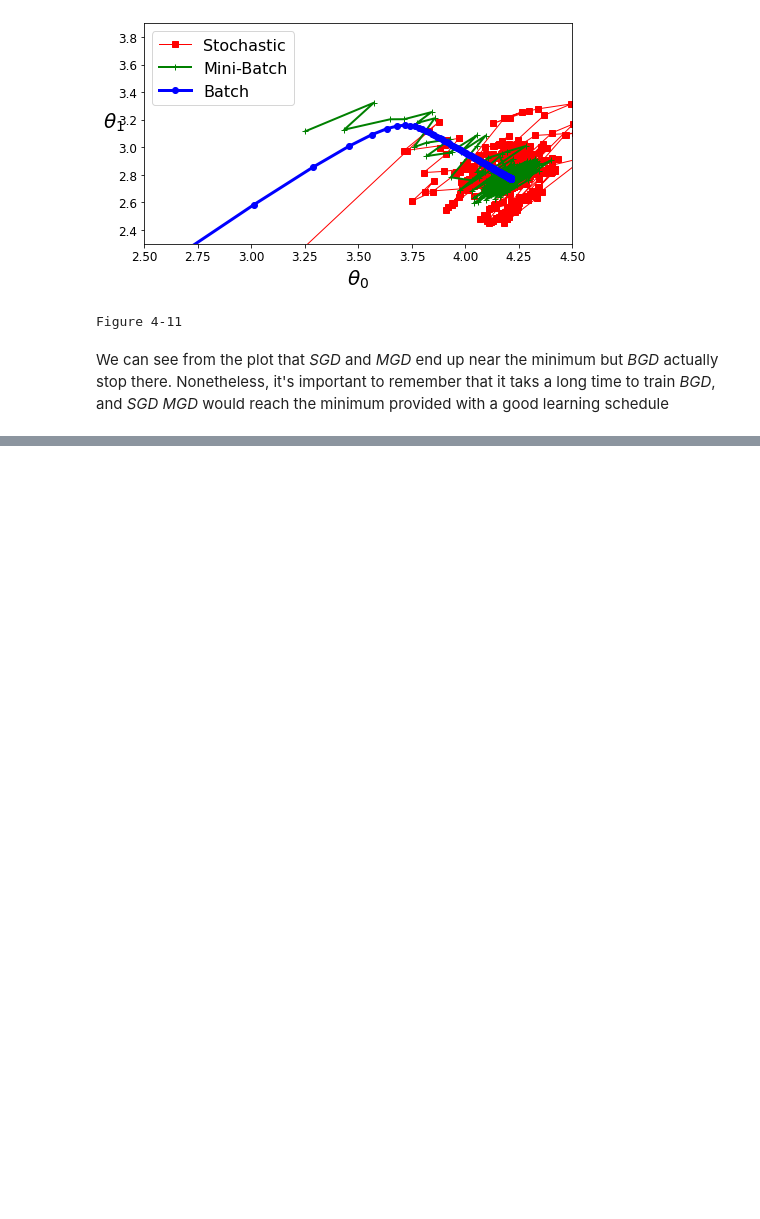
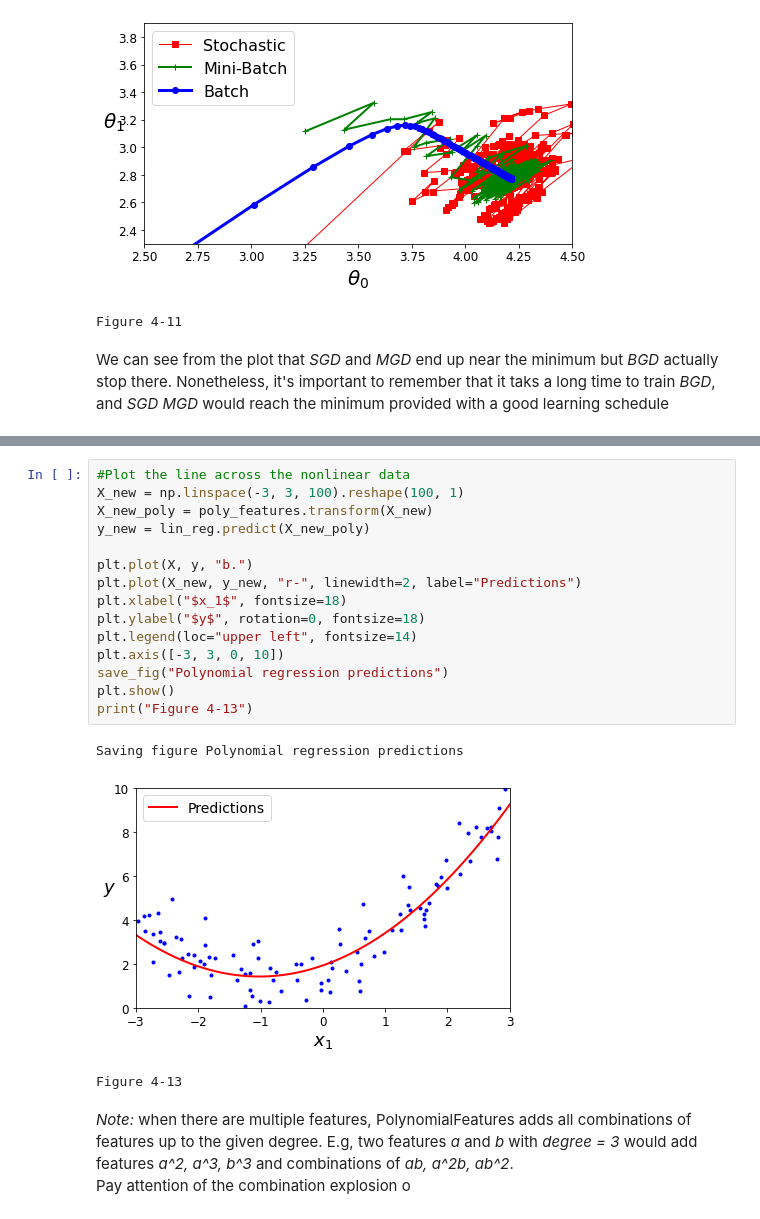
Before and after one commit to MarkJasonE/HandsOnML-TrainingLinearModels-Exercise, a Jupyter notebook: TrainingLinearModels.ipynb, the cells around one changed output, grey strips where cells are left out. Drawn from its saved outputs; the diff is of its cells as text; blank space fills up the shorter version.

```diff
--- a/TrainingLinearModels.ipynb
+++ b/TrainingLinearModels.ipynb
@@ -416,0 +466,23 @@ This table helps clarify the differences in <em>GD</em> algorithms for Linear Re
+# %%
+#Plot the line across the nonlinear data
+X_new = np.linspace(-3, 3, 100).reshape(100, 1)
+X_new_poly = poly_features.transform(X_new)
+y_new = lin_reg.predict(X_new_poly)
+
+plt.plot(X, y, "b.")
+plt.plot(X_new, y_new, "r-", linewidth=2, label="Predictions")
+plt.xlabel("$x_1$", fontsize=18)
+plt.ylabel("$y$", rotation=0, fontsize=18)
+plt.legend(loc="upper left", fontsize=14)
+plt.axis([-3, 3, 0, 10])
+save_fig("Polynomial regression predictions")
+plt.show()
+print("Figure 4-13")
+# %% [output]
+Saving figure Polynomial regression predictions
+[figure, added]
+Figure 4-13
+# %% [markdown]
+<em>Note:</em> when there are multiple features, PolynomialFeatures adds all combinations of features up to the given degree. E.g, two features <em>a</em> and <em>b</em> with <em>degree = 3</em> would add features <em>a^2, a^3, b^3</em> and combinations of <em>ab, a^2b, ab^2</em>.
+<br>
+Pay attention of the combination explosion o
```
Also changed, not shown: parts of 12 cells of this notebook, 2 other files.
